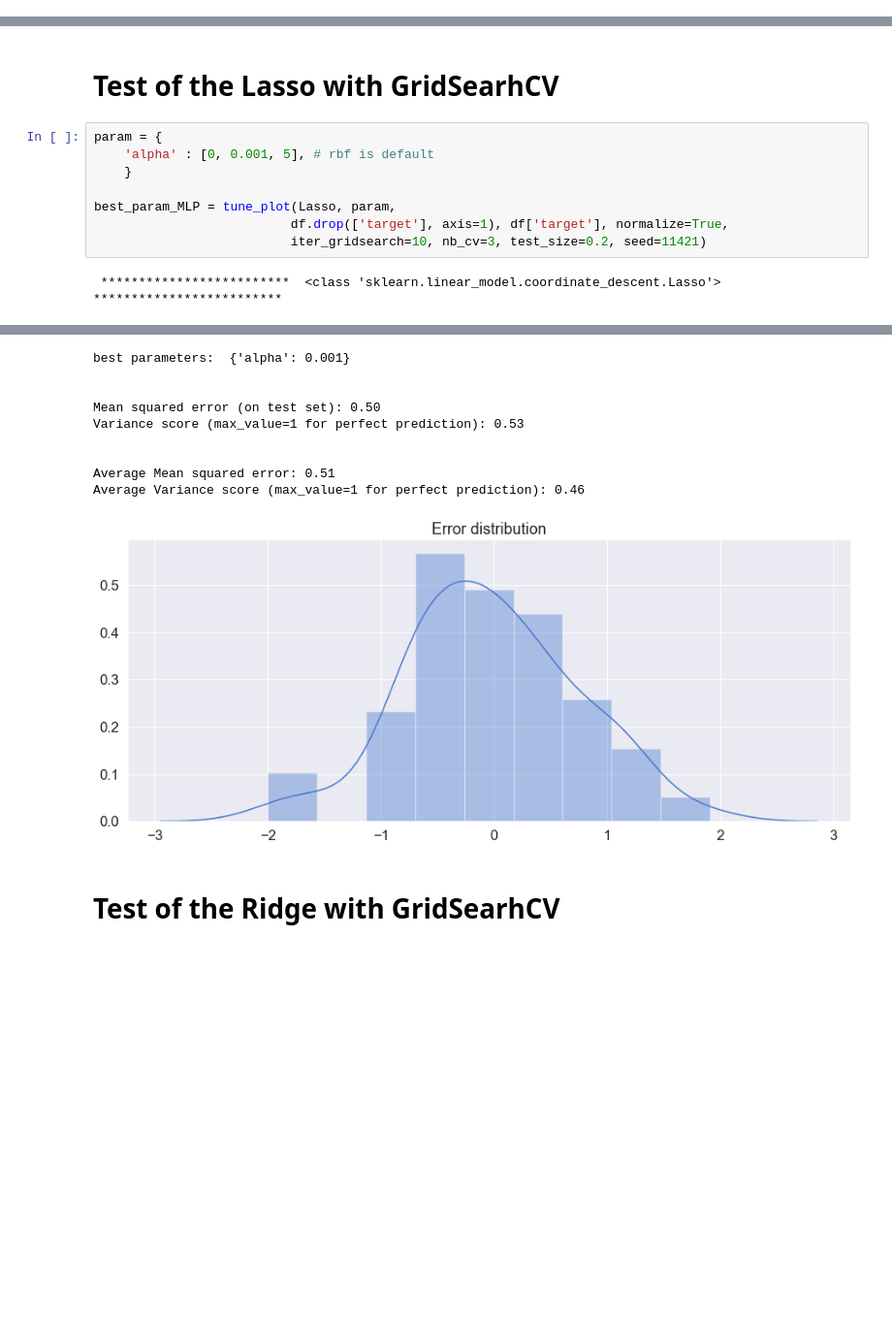
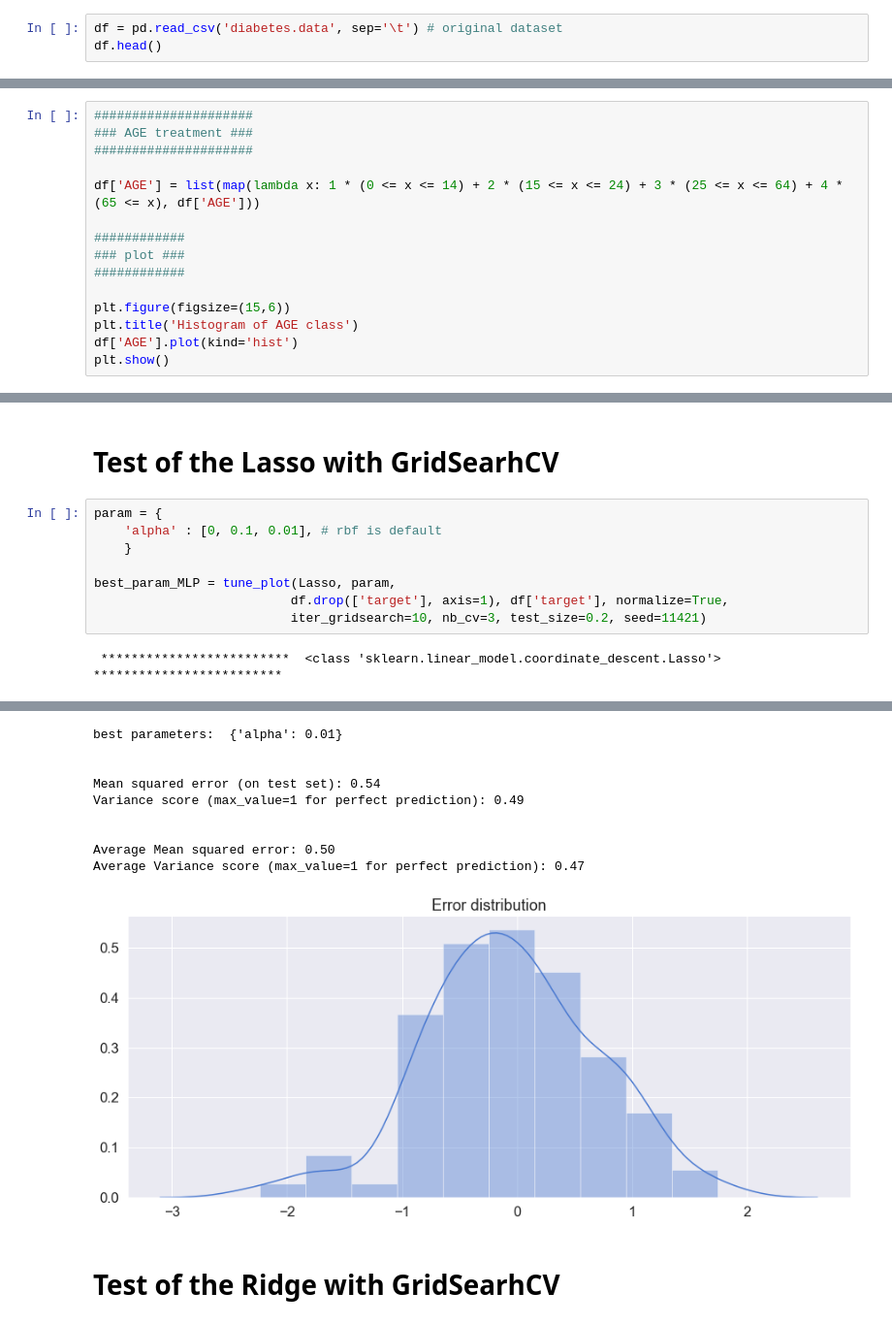
Before and after one commit to louis-lapassat/Apprentissage-artificiel, a Jupyter notebook: Diabete/Diabete Dufay Lapassat.ipynb, the cells around one changed output, grey strips where cells are left out. Shown at 97% size. Saved outputs shown, nothing was run; the diff lists cells and outputs as text; blank space fills up the shorter version.

Commit message:
Tune plot and dataset
Correction of tune plot (dic). Added a study on the untouched dataset

```diff
--- a/Diabete/Diabete Dufay Lapassat.ipynb
+++ b/Diabete/Diabete Dufay Lapassat.ipynb
@@ -39,0 +42,3 @@ $$ \frac{f - mean(f)}{std(f)} \times n\_samples$$
+# %%
+df = pd.read_csv('diabetes.data', sep='\t') # original dataset
+df.head()
@@ -39,0 +68,15 @@ $$ \frac{f - mean(f)}{std(f)} \times n\_samples$$
+# %%
+#####################
+### AGE treatment ###
+#####################
+
+df['AGE'] = list(map(lambda x: 1 * (0 <= x <= 14) + 2 * (15 <= x <= 24) + 3 * (25 <= x <= 64) + 4 * (65 <= x), df['AGE']))
+
+############
+### plot ###
+############
+
+plt.figure(figsize=(15,6))
+plt.title('Histogram of AGE class')
+df['AGE'].plot(kind='hist')
+plt.show()
@@ -287,25 +368,25 @@ Average Variance score (max_value=1 for perfect prediction): 0.46
 # Test of the Lasso with GridSearhCV
 # %%
 param = {
-    'alpha' : [0, 0.001, 5], # rbf is default
+    'alpha' : [0, 0.1, 0.01], # rbf is default
     }
 
 best_param_MLP = tune_plot(Lasso, param,
                           df.drop(['target'], axis=1), df['target'], normalize=True,
                           iter_gridsearch=10, nb_cv=3, test_size=0.2, seed=11421)
 # %% [output]
  *************************  <class 'sklearn.linear_model.coordinate_descent.Lasso'>  *************************
 [interactive output not drawn]
-best parameters:  {'alpha': 0.001}
+best parameters:  {'alpha': 0.01}
 
 
-Mean squared error (on test set): 0.50
-Variance score (max_value=1 for perfect prediction): 0.53
+Mean squared error (on test set): 0.54
+Variance score (max_value=1 for perfect prediction): 0.49
 
 
-Average Mean squared error: 0.51
-Average Variance score (max_value=1 for perfect prediction): 0.46
+Average Mean squared error: 0.50
+Average Variance score (max_value=1 for perfect prediction): 0.47
-[figure, old version]
+[figure, new version]
 # %% [markdown]
 # Test of the Ridge with GridSearhCV
 # %%
```
Also changed, not shown: parts of 27 cells of this notebook, 1 other file.
